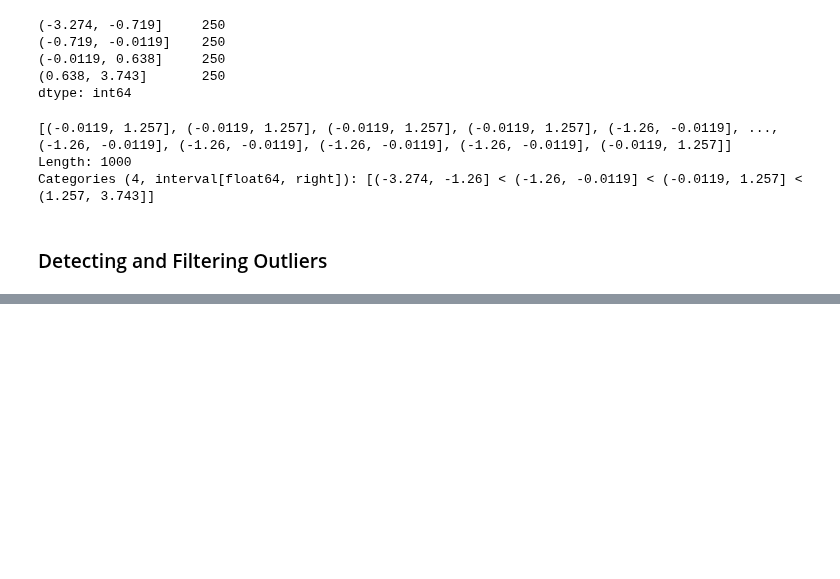
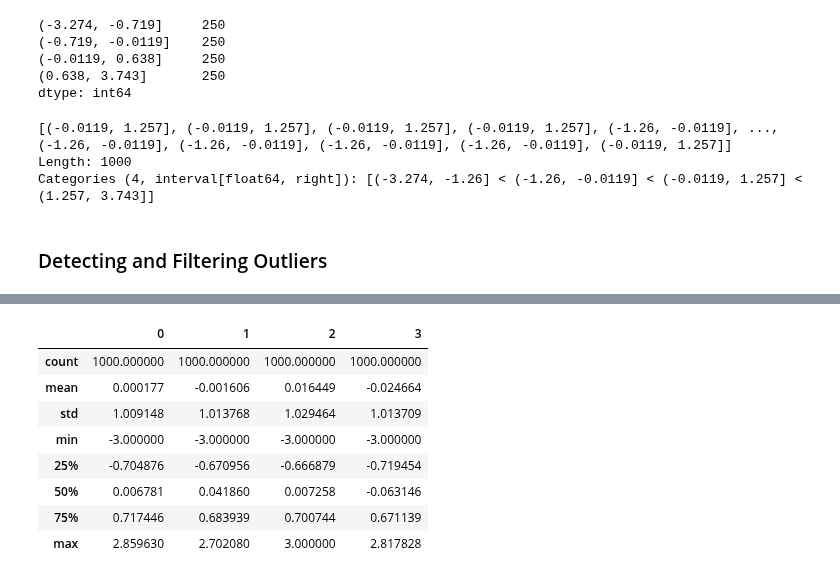
Before and after one commit to JosephKowalski2/WesWrangling, a Jupyter notebook: Chapter7WorkAlong.ipynb, the cells around one changed output, grey strips where cells are left out. Drawn from its saved outputs; the diff is of its cells as text; code cells hidden in the pictures; blank space fills up the shorter version.

```diff
--- a/Chapter7WorkAlong.ipynb
+++ b/Chapter7WorkAlong.ipynb
@@ -521,0 +565,12 @@ data = pd.DataFrame(np.random.randn(1000, 4))
+# %%
+data.describe()
+# %% [output]
+|  | 0 | 1 | 2 | 3 |
+| count | 1000.000000 | 1000.000000 | 1000.000000 | 1000.000000 |
+| mean | 0.000177 | -0.001606 | 0.016449 | -0.024664 |
+| std | 1.009148 | 1.013768 | 1.029464 | 1.013709 |
+| min | -3.000000 | -3.000000 | -3.000000 | -3.000000 |
+| 25% | -0.704876 | -0.670956 | -0.666879 | -0.719454 |
+| 50% | 0.006781 | 0.041860 | 0.007258 | -0.063146 |
+| 75% | 0.717446 | 0.683939 | 0.700744 | 0.671139 |
+| max | 2.859630 | 2.702080 | 3.000000 | 2.817828 |
```
Also changed, not shown: parts of 7 cells of this notebook.
